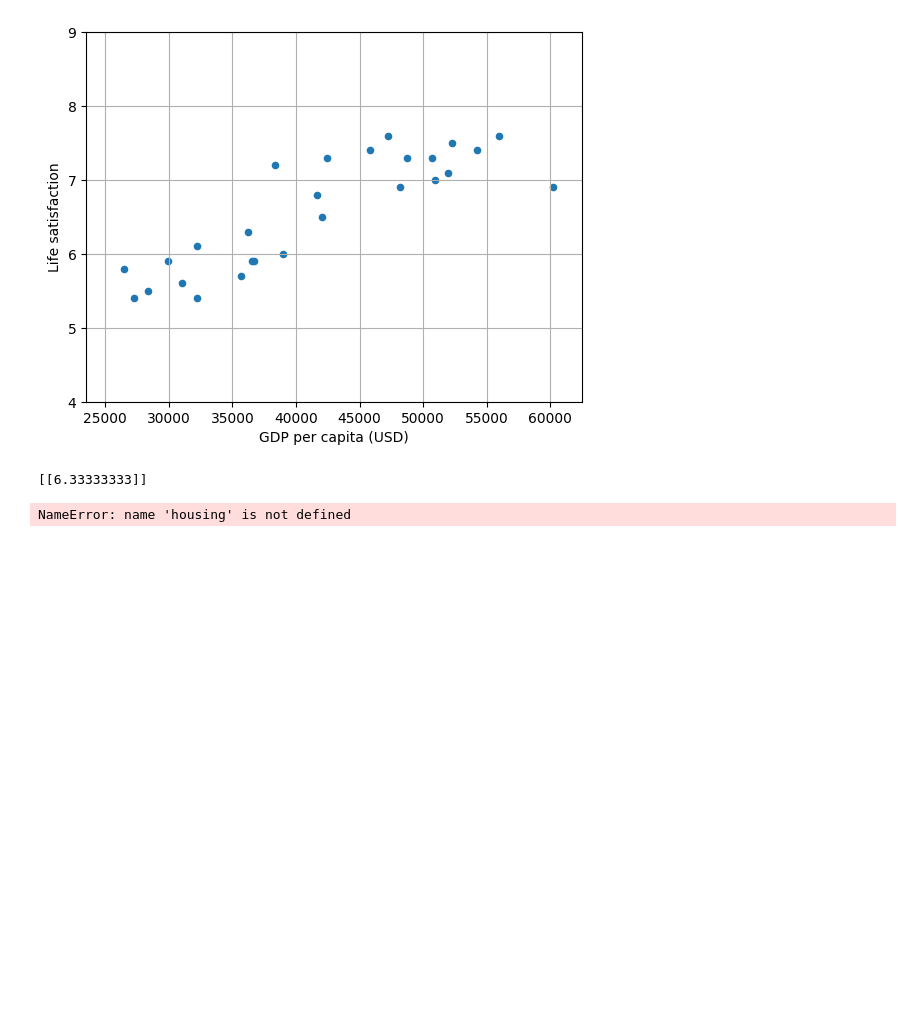
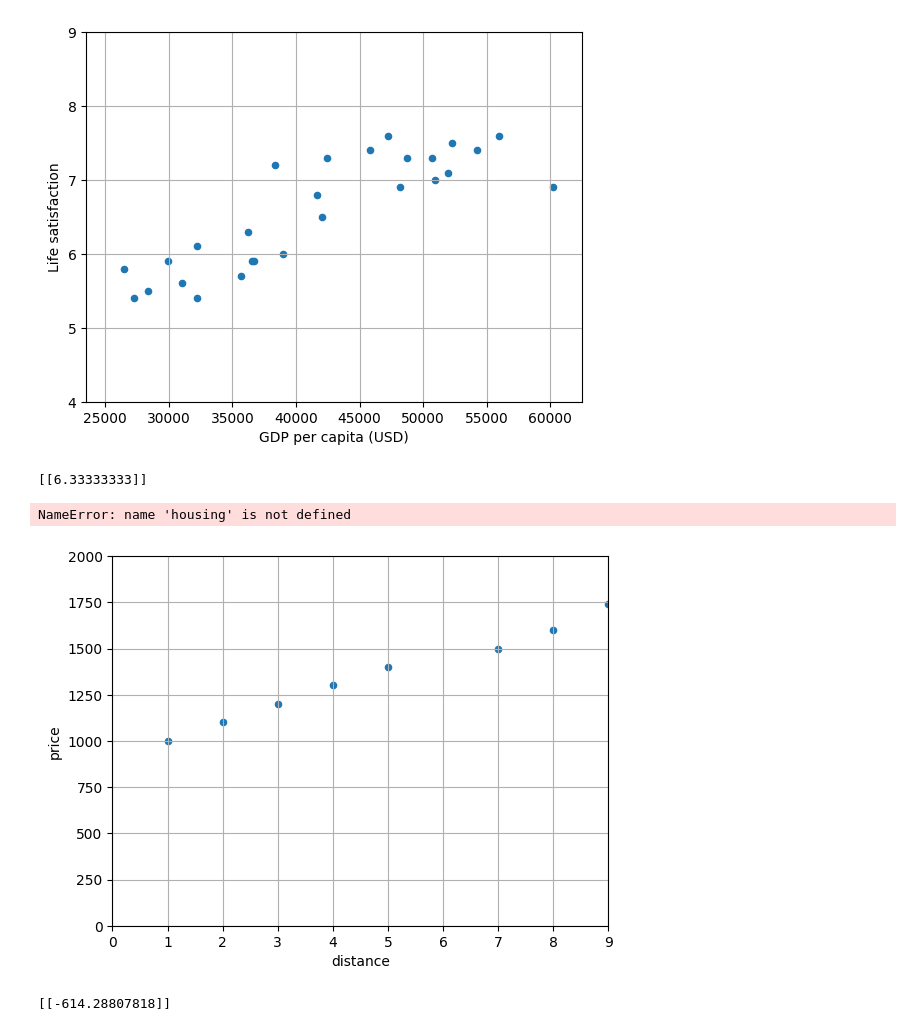
Before and after one commit to heetae0301/2025-1-myclass-BDA, a Jupyter notebook: 기계학습.ipynb, the cells around one changed output. Drawn from its saved outputs; the diff is of its cells as text; code cells hidden in the pictures; blank space fills up the shorter version.

```diff
--- a/기계학습.ipynb
+++ b/기계학습.ipynb
@@ -94,3 +94,26 @@ housing.hist(bins=50, figsize=(12,8))
 plt.show()
 # %% [output]
 NameError: name 'housing' is not defined
+# %%
+import matplotlib.pyplot as plt
+import pandas as pd
+from sklearn.linear_model import LinearRegression
+
+lifesat = pd.read_csv("data.csv")
+X=lifesat[["distance"]].values
+y=lifesat[["price"]].values
+
+lifesat.plot(kind='scatter', grid=True,
+             x="distance", y="price")
+plt.axis([0, 9, 0, 2000])
+plt.show()
+
+model=LinearRegression()
+
+model.fit(X,y)
+
+X_new=[[5]]
+print(model.predict(X_new))
+# %% [output]
+[figure, added]
+[[-614.28807818]]
```
